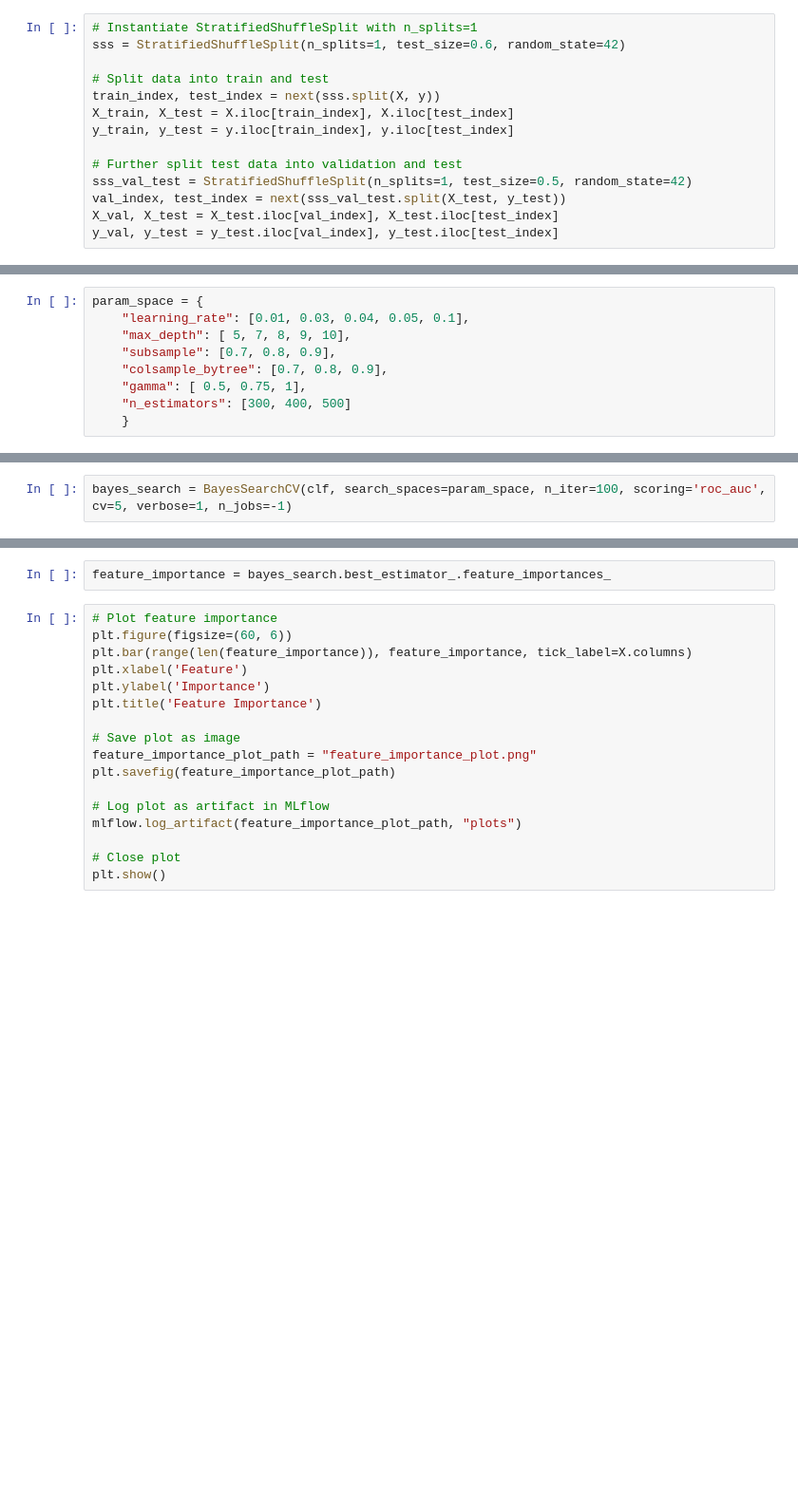
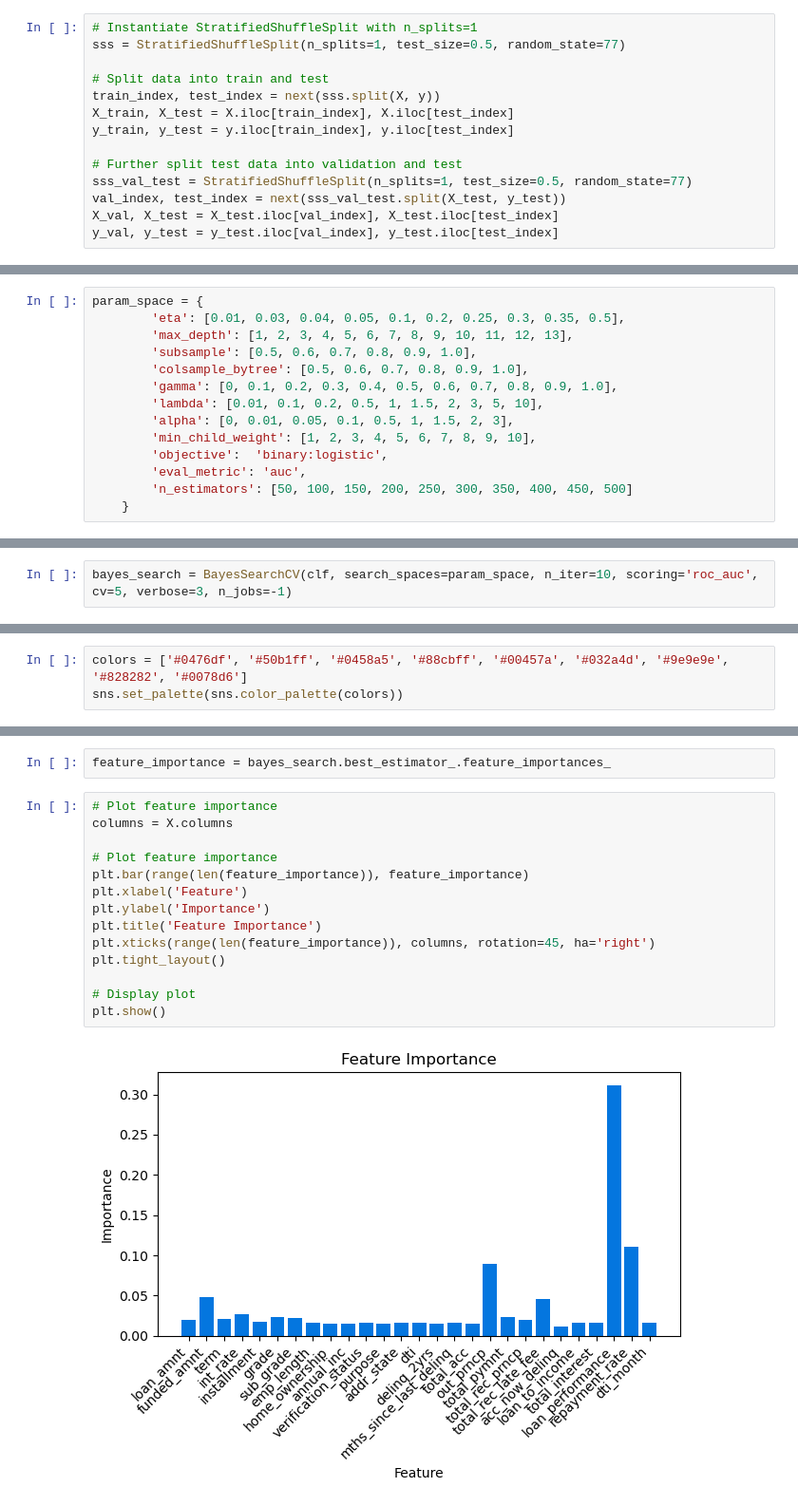
Before and after one commit to FRYEL/Credit_Risk, a Jupyter notebook: Notebooks/Model_testing.ipynb, the cells around one changed output, grey strips where cells are left out. Shown at 95% size. Cells and saved outputs as stored; diff of their text form; blank space fills up the shorter version.

```diff
--- a/Notebooks/Model_testing.ipynb
+++ b/Notebooks/Model_testing.ipynb
@@ -52,7 +35,7 @@ y = df['loan_status']  # Target variable
 Shuffle splits to ensure class distribution in the train and test sets is similar to the original data
 # %%
 # Instantiate StratifiedShuffleSplit with n_splits=1
-sss = StratifiedShuffleSplit(n_splits=1, test_size=0.6, random_state=42)
+sss = StratifiedShuffleSplit(n_splits=1, test_size=0.5, random_state=77)
 
 # Split data into train and test
 train_index, test_index = next(sss.split(X, y))
@@ -60,7 +43,7 @@ X_train, X_test = X.iloc[train_index], X.iloc[test_index]
 y_train, y_test = y.iloc[train_index], y.iloc[test_index]
 
 # Further split test data into validation and test
-sss_val_test = StratifiedShuffleSplit(n_splits=1, test_size=0.5, random_state=42)
+sss_val_test = StratifiedShuffleSplit(n_splits=1, test_size=0.5, random_state=77)
 val_index, test_index = next(sss_val_test.split(X_test, y_test))
 X_val, X_test = X_test.iloc[val_index], X_test.iloc[test_index]
 y_val, y_test = y_test.iloc[val_index], y_test.iloc[test_index]
@@ -88,17 +71,22 @@ clf = xgb.sklearn.XGBClassifier(
 Set parameter space which will be iterated through
 # %%
 param_space = {
-    "learning_rate": [0.01, 0.03, 0.04, 0.05, 0.1],
-    "max_depth": [ 5, 7, 8, 9, 10],
-    "subsample": [0.7, 0.8, 0.9],
-    "colsample_bytree": [0.7, 0.8, 0.9],
-    "gamma": [ 0.5, 0.75, 1],
-    "n_estimators": [300, 400, 500]
+        'eta': [0.01, 0.03, 0.04, 0.05, 0.1, 0.2, 0.25, 0.3, 0.35, 0.5],
+        'max_depth': [1, 2, 3, 4, 5, 6, 7, 8, 9, 10, 11, 12, 13],
+        'subsample': [0.5, 0.6, 0.7, 0.8, 0.9, 1.0],
+        'colsample_bytree': [0.5, 0.6, 0.7, 0.8, 0.9, 1.0],
+        'gamma': [0, 0.1, 0.2, 0.3, 0.4, 0.5, 0.6, 0.7, 0.8, 0.9, 1.0],
+        'lambda': [0.01, 0.1, 0.2, 0.5, 1, 1.5, 2, 3, 5, 10],
+        'alpha': [0, 0.01, 0.05, 0.1, 0.5, 1, 1.5, 2, 3],
+        'min_child_weight': [1, 2, 3, 4, 5, 6, 7, 8, 9, 10],
+        'objective':  'binary:logistic',
+        'eval_metric': 'auc',
+        'n_estimators': [50, 100, 150, 200, 250, 300, 350, 400, 450, 500]
     }
 # %% [markdown]
 Initialize Bayes Search
 # %%
-bayes_search = BayesSearchCV(clf, search_spaces=param_space, n_iter=100, scoring='roc_auc', cv=5, verbose=1, n_jobs=-1)
+bayes_search = BayesSearchCV(clf, search_spaces=param_space, n_iter=10, scoring='roc_auc', cv=5, verbose=3, n_jobs=-1)
 # %% [markdown]
 ## Mlflow Loggin
 # %%
@@ -155,5 +143,8 @@ mlflow.xgboost.log_model(bayes_search.best_estimator_, "xgboost_model")
 # %% [markdown]
 ## ROC_AUC Curve plotting
+# %%
+colors = ['#0476df', '#50b1ff', '#0458a5', '#88cbff', '#00457a', '#032a4d', '#9e9e9e', '#828282', '#0078d6']
+sns.set_palette(sns.color_palette(colors))
 # %%
 # Prepare ROC AUC Curve
 all_roc_auc_scores = bayes_search.cv_results_['mean_test_score']
@@ -191,18 +182,17 @@ mlflow.log_artifact(plot_path, "plots")
 feature_importance = bayes_search.best_estimator_.feature_importances_
 # %%
 # Plot feature importance
-plt.figure(figsize=(60, 6))
-plt.bar(range(len(feature_importance)), feature_importance, tick_label=X.columns)
+columns = X.columns
+
+# Plot feature importance
+plt.bar(range(len(feature_importance)), feature_importance)
 plt.xlabel('Feature')
 plt.ylabel('Importance')
 plt.title('Feature Importance')
+plt.xticks(range(len(feature_importance)), columns, rotation=45, ha='right')
+plt.tight_layout()
 
-# Save plot as image
-feature_importance_plot_path = "feature_importance_plot.png"
-plt.savefig(feature_importance_plot_path)
-
-# Log plot as artifact in MLflow
-mlflow.log_artifact(feature_importance_plot_path, "plots")
-
-# Close plot
+# Display plot
 plt.show()
+# %% [output]
+[figure, added]
```
Also changed, not shown: parts of 11 cells of this notebook, 4 other files.
